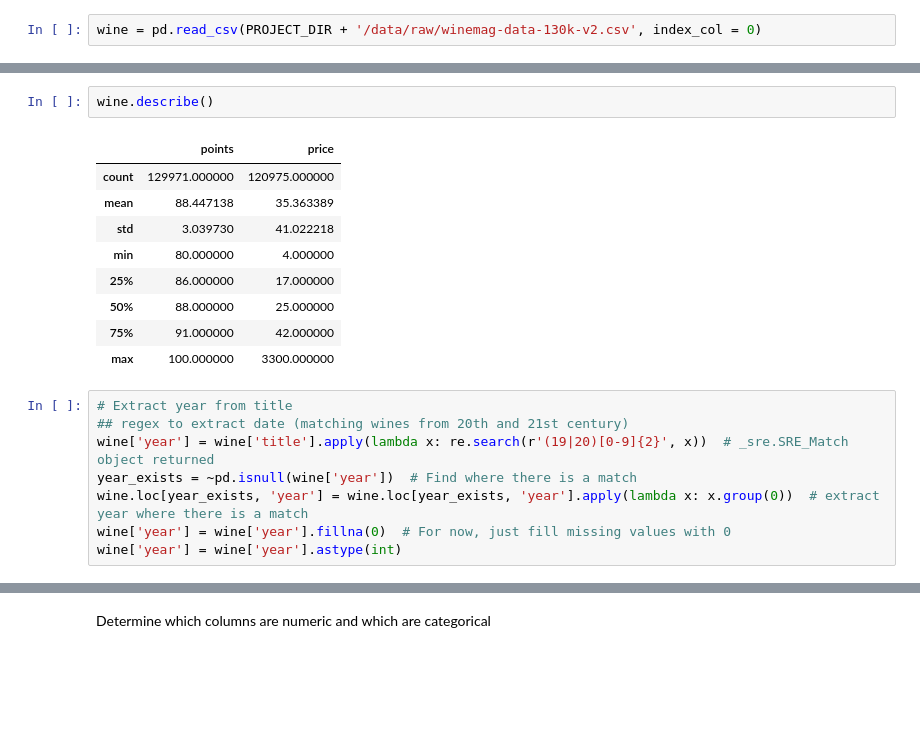
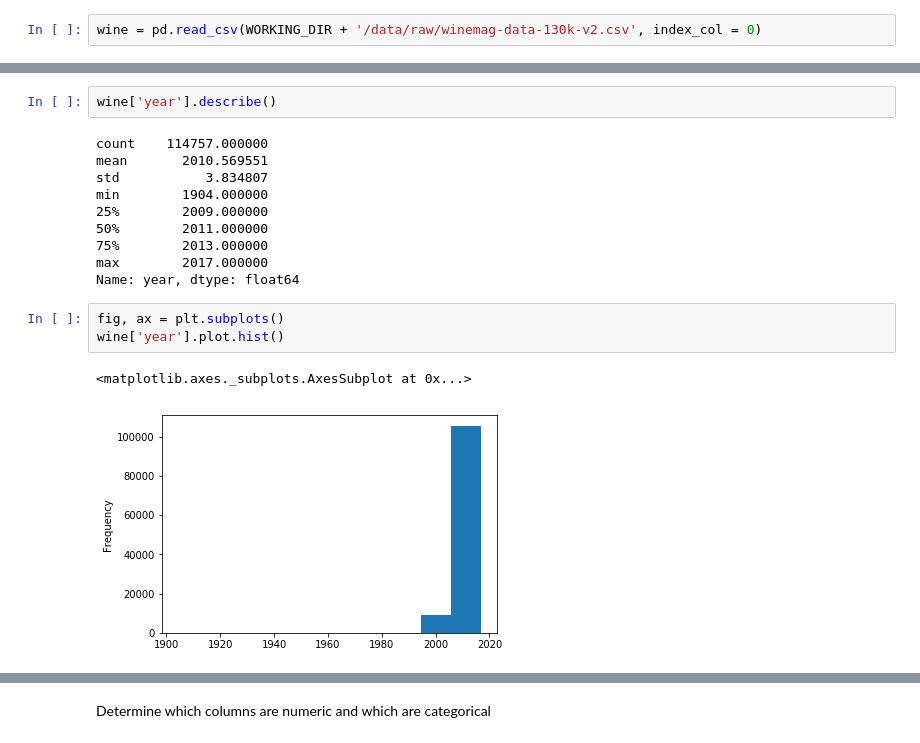
Before and after one commit to jbertscher/wining-and-mining, a Jupyter notebook: notebooks/1.0-jb-initial-data-exploration.ipynb, the cells around one changed output, grey strips where cells are left out. Drawn from its saved outputs; the diff is of its cells as text; blank space fills up the shorter version.

Commit message:
Separated exploratory analysis and modelling workbooks. Provided some structure to project.

```diff
--- a/notebooks/1.0-jb-initial-data-exploration.ipynb
+++ b/notebooks/1.0-jb-initial-data-exploration.ipynb
@@ -16,5 +16,5 @@ PROJECT_DIR = os.path.dirname(os.getcwd())
 # %%
-wine = pd.read_csv(PROJECT_DIR + '/data/raw/winemag-data-130k-v2.csv', index_col = 0)
+wine = pd.read_csv(WORKING_DIR + '/data/raw/winemag-data-130k-v2.csv', index_col = 0)
 # %%
 wine.head()
 # %% [output]
@@ -27,20 +79,18 @@ wine.head()
 # %%
-wine.describe()
+wine['year'].describe()
 # %% [output]
-|  | points | price |
-| count | 129971.000000 | 120975.000000 |
-| mean | 88.447138 | 35.363389 |
-| std | 3.039730 | 41.022218 |
-| min | 80.000000 | 4.000000 |
-| 25% | 86.000000 | 17.000000 |
-| 50% | 88.000000 | 25.000000 |
-| 75% | 91.000000 | 42.000000 |
-| max | 100.000000 | 3300.000000 |
+count    114757.000000
+mean       2010.569551
+std           3.834807
+min        1904.000000
+25%        2009.000000
+50%        2011.000000
+75%        2013.000000
+max        2017.000000
+Name: year, dtype: float64
-# %%
-# Extract year from title
-## regex to extract date (matching wines from 20th and 21st century)
-wine['year'] = wine['title'].apply(lambda x: re.search(r'(19|20)[0-9]{2}', x))  # _sre.SRE_Match object returned
-year_exists = ~pd.isnull(wine['year'])  # Find where there is a match
-wine.loc[year_exists, 'year'] = wine.loc[year_exists, 'year'].apply(lambda x: x.group(0))  # extract year where there is a match
-wine['year'] = wine['year'].fillna(0)  # For now, just fill missing values with 0
-wine['year'] = wine['year'].astype(int)
+# %%
+fig, ax = plt.subplots()
+wine['year'].plot.hist()
+# %% [output]
+<matplotlib.axes._subplots.AxesSubplot at 0x...>
+[figure, added]
```
Also changed, not shown: parts of 38 cells of this notebook, 2 other files.
